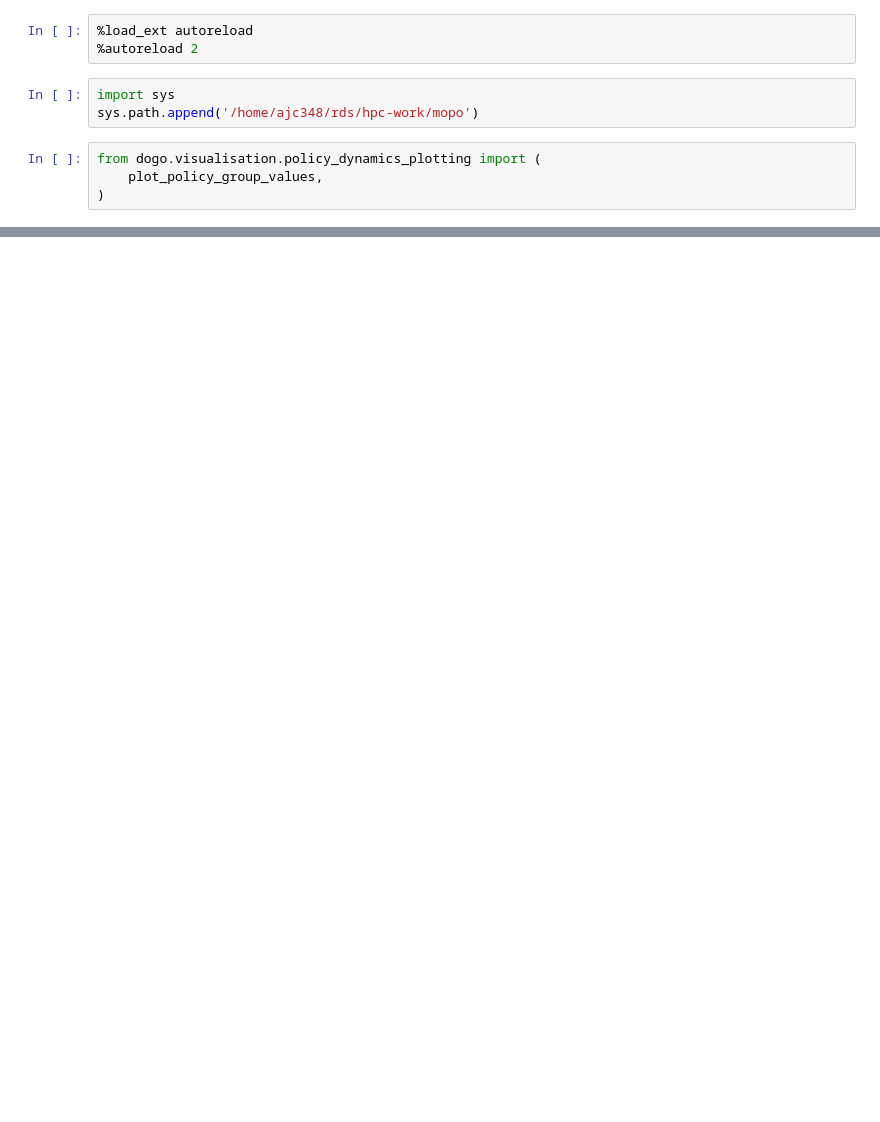
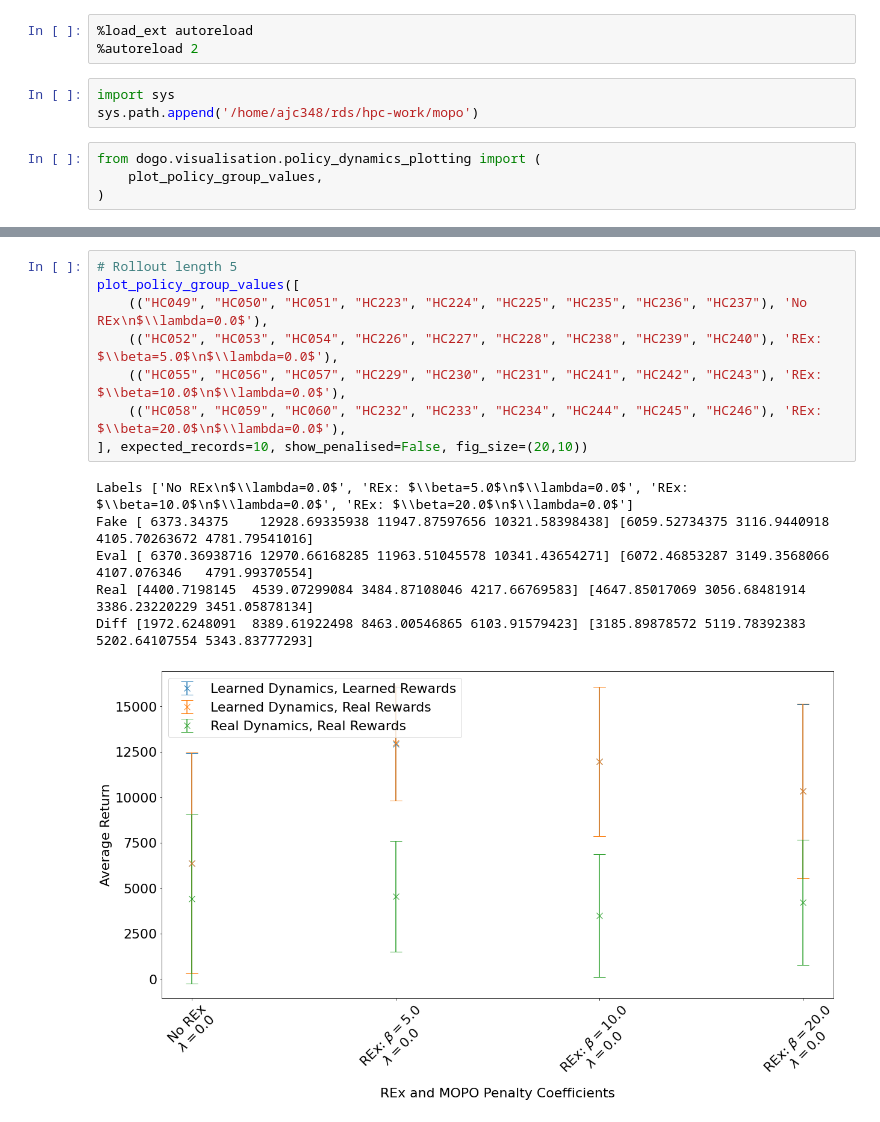
Before and after one commit to thatscotdatasci/mopo, a Jupyter notebook: jupyter/mixed_rt_1/policy_dynamics_analysis_mixed_rt_1.ipynb, the cells around one changed output, grey strips where cells are left out. Saved outputs shown, nothing was run; the diff lists cells and outputs as text; blank space fills up the shorter version.

```diff
--- a/jupyter/mixed_rt_1/policy_dynamics_analysis_mixed_rt_1.ipynb
+++ b/jupyter/mixed_rt_1/policy_dynamics_analysis_mixed_rt_1.ipynb
@@ -44,3 +60,18 @@ Real [4069.0769287  2782.22933368 2389.33921036 2436.77325357 6602.55114064
+# %%
+# Rollout length 5
+plot_policy_group_values([
+    (("HC049", "HC050", "HC051", "HC223", "HC224", "HC225", "HC235", "HC236", "HC237"), 'No REx\n$\\lambda=0.0$'),
+    (("HC052", "HC053", "HC054", "HC226", "HC227", "HC228", "HC238", "HC239", "HC240"), 'REx: $\\beta=5.0$\n$\\lambda=0.0$'),
+    (("HC055", "HC056", "HC057", "HC229", "HC230", "HC231", "HC241", "HC242", "HC243"), 'REx: $\\beta=10.0$\n$\\lambda=0.0$'),
+    (("HC058", "HC059", "HC060", "HC232", "HC233", "HC234", "HC244", "HC245", "HC246"), 'REx: $\\beta=20.0$\n$\\lambda=0.0$'),
+], expected_records=10, show_penalised=False, fig_size=(20,10))
+# %% [output]
+Labels ['No REx\n$\\lambda=0.0$', 'REx: $\\beta=5.0$\n$\\lambda=0.0$', 'REx: $\\beta=10.0$\n$\\lambda=0.0$', 'REx: $\\beta=20.0$\n$\\lambda=0.0$']
+Fake [ 6373.34375    12928.69335938 11947.87597656 10321.58398438] [6059.52734375 3116.9440918  4105.70263672 4781.79541016]
+Eval [ 6370.36938716 12970.66168285 11963.51045578 10341.43654271] [6072.46853287 3149.3568066  4107.076346   4791.99370554]
+Real [4400.7198145  4539.07299084 3484.87108046 4217.66769583] [4647.85017069 3056.68481914 3386.23220229 3451.05878134]
+Diff [1972.6248091  8389.61922498 8463.00546865 6103.91579423] [3185.89878572 5119.78392383 5202.64107554 5343.83777293]
+[figure, added]
 # %%
 # Rollout length 10
 plot_policy_group_values([
```
Also changed, not shown: parts of 4 cells of this notebook, 17 other files.
